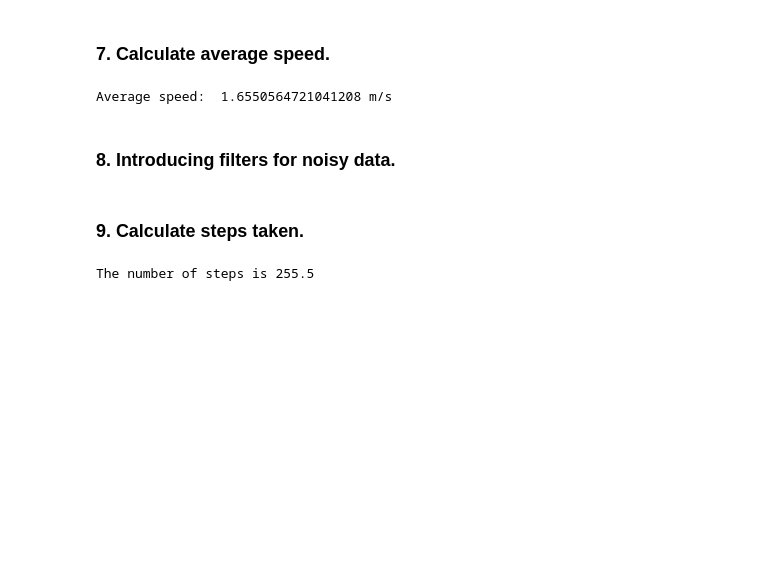
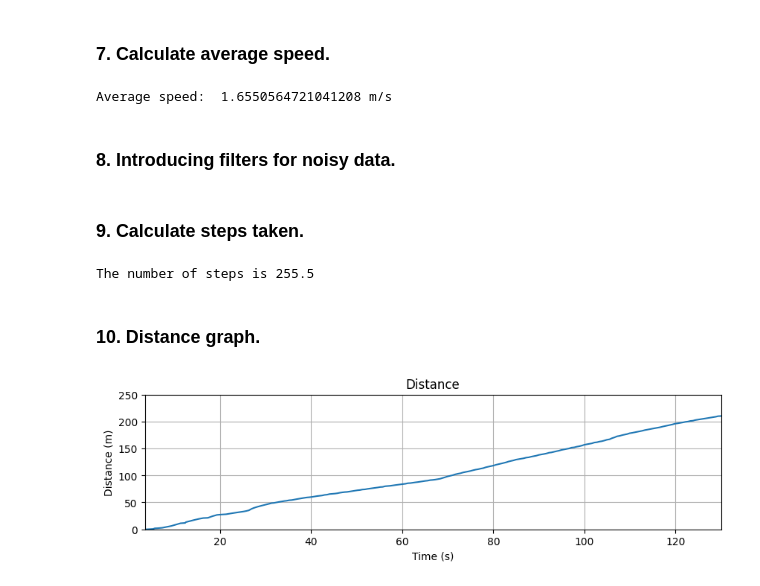
Before and after one commit to eveliinahampus/physics-project, a Jupyter notebook: hampusE.ipynb, the cells around one changed output. Cells and saved outputs as stored; diff of their text form; code cells hidden in the pictures; blank space fills up the shorter version.

Commit message:
chore: graphs

```diff
--- a/hampusE.ipynb
+++ b/hampusE.ipynb
@@ -185,3 +185,20 @@ for i in range(stepdata.shape[0]-1):
 print('The number of steps is', steps)
 # %% [output]
 The number of steps is 255.5
+# %% [markdown]
+### 10. Distance graph.
+# %%
+#Distance
+plt.figure(figsize=(10, 8))
+plt.subplot(3,1,1)
+#plt.plot(gps_data['seconds_elapsed'], gps_data['dist']) #Distance from app
+plt.plot(gps_data['seconds_elapsed'], np.cumsum(gps_data['dist'])) #Distance from GPS
+#plt.legend(['Distance from app', 'Distance from GPS'])
+plt.grid()
+plt.title('Distance')
+plt.xlabel('Time (s)')
+plt.ylabel('Distance (m)')
+plt.axis([3.5, 130, 0, 250 ])
+plt.show()
+# %% [output]
+[figure, added]
```
Also changed, not shown: parts of 6 cells of this notebook.
